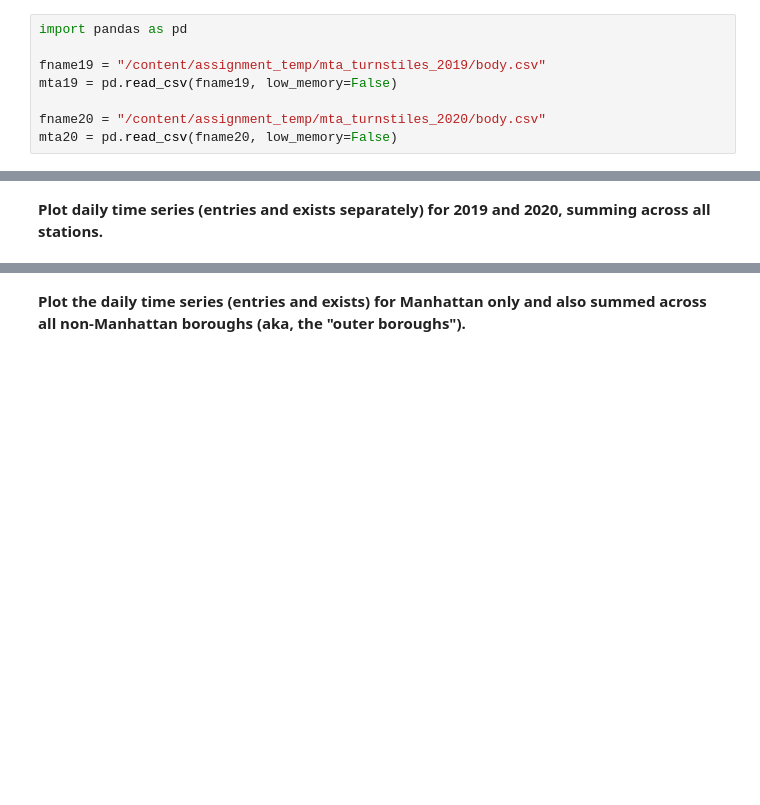
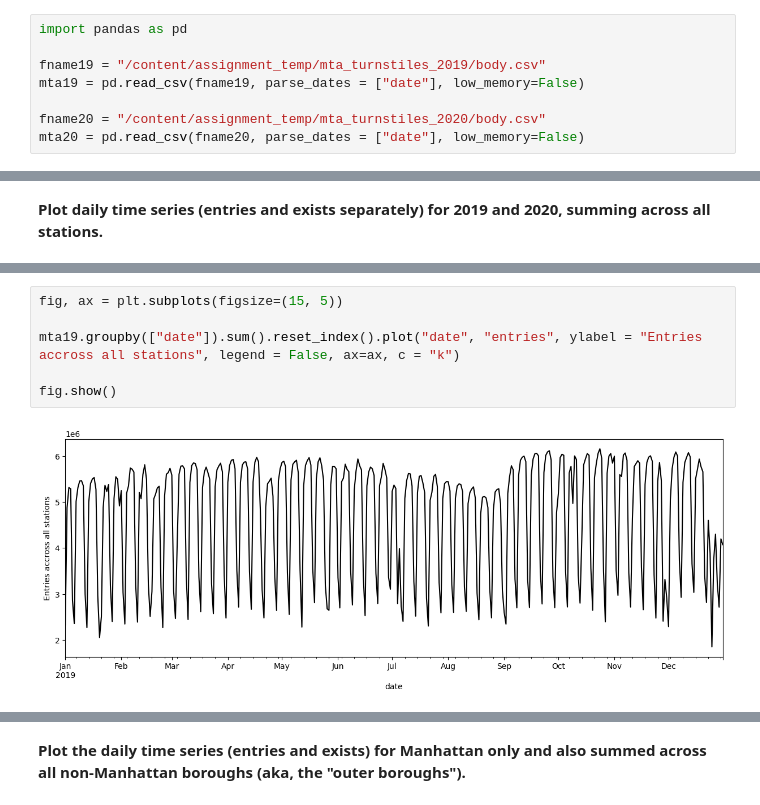
Before and after one commit to ReidelVichot/DSTEP23, a Jupyter notebook: assignments/dstep23_assignment_04_RVichot.ipynb, the cells around one changed output, grey strips where cells are left out. Saved outputs shown, nothing was run; the diff lists cells and outputs as text; blank space fills up the shorter version.

```diff
--- a/assignments/dstep23_assignment_04_RVichot.ipynb
+++ b/assignments/dstep23_assignment_04_RVichot.ipynb
@@ -208,10 +208,10 @@ Archive:  mta_2020.zip
 import pandas as pd
 
 fname19 = "/content/assignment_temp/mta_turnstiles_2019/body.csv"
-mta19 = pd.read_csv(fname19, low_memory=False)
+mta19 = pd.read_csv(fname19, parse_dates = ["date"], low_memory=False)
 
 fname20 = "/content/assignment_temp/mta_turnstiles_2020/body.csv"
-mta20 = pd.read_csv(fname20, low_memory=False)
+mta20 = pd.read_csv(fname20, parse_dates = ["date"], low_memory=False)
 # %% [markdown]
 **Remove rows for which the `"borough"` is NaN.**
 # %%
@@ -227,0 +247,8 @@ array(['Q', 'Bk', 'M', 'Bx', 'SI'], dtype=object)
+# %%
+fig, ax = plt.subplots(figsize=(15, 5))
+
+mta19.groupby(["date"]).sum().reset_index().plot("date", "entries", ylabel = "Entries accross all stations", legend = False, ax=ax, c = "k")
+
+fig.show()
+# %% [output]
+[figure, added]
```
Also changed, not shown: parts of 19 cells of this notebook.
